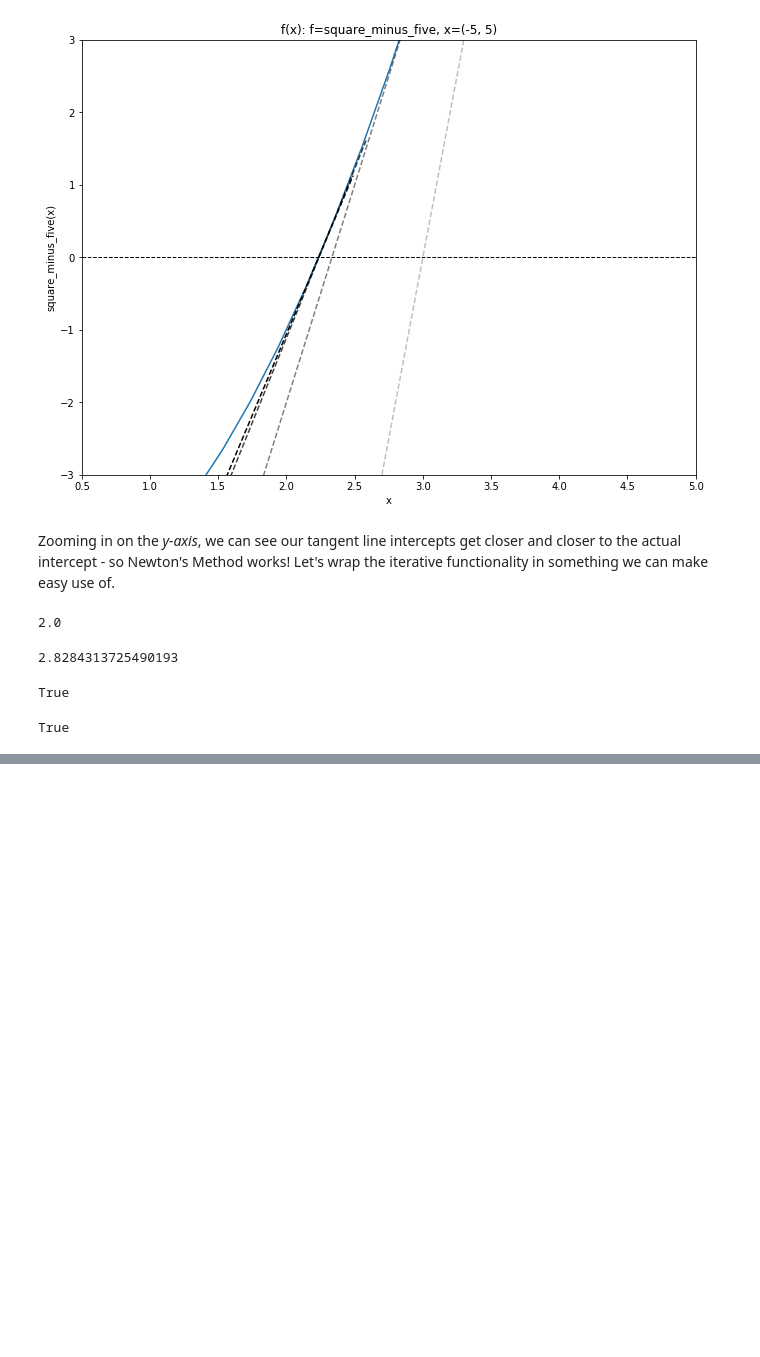
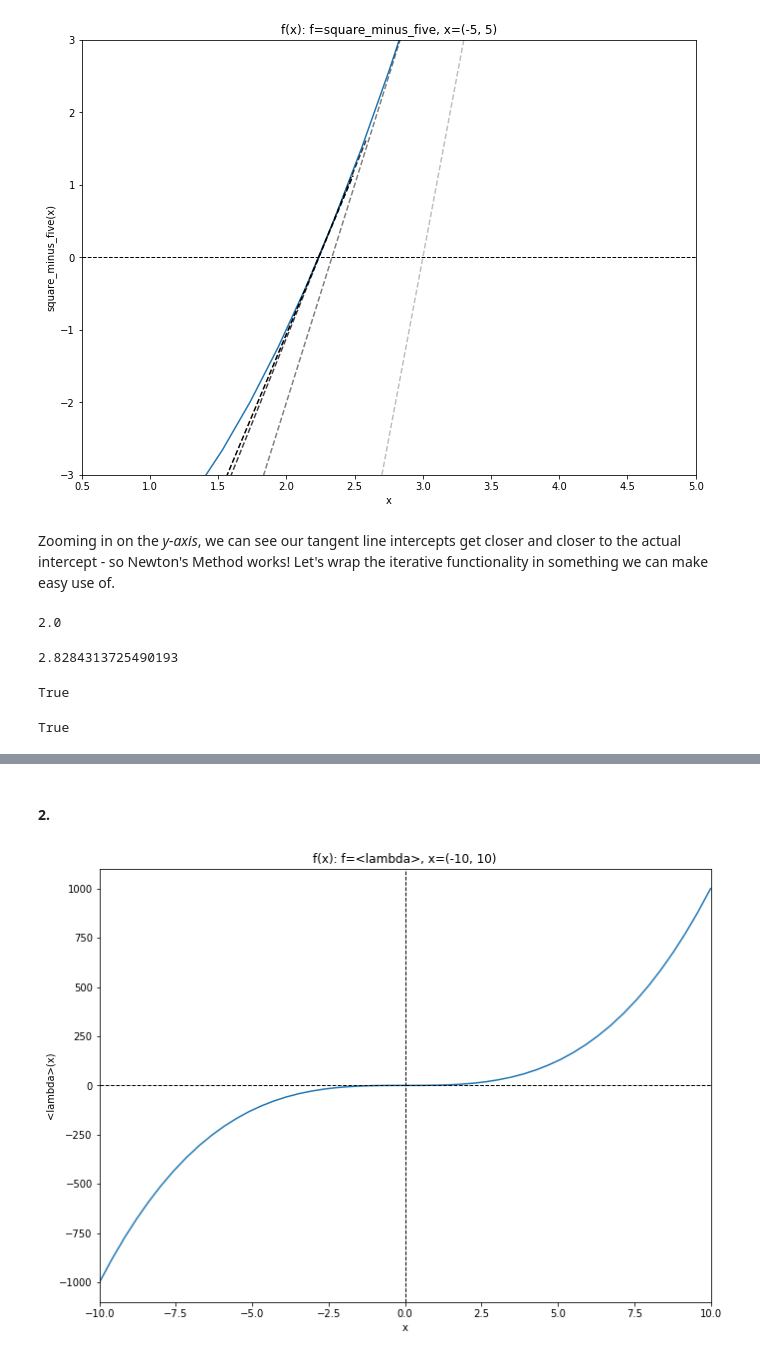
Before and after one commit to contently/math_class, a Jupyter notebook: calculus_derivatives.ipynb, the cells around one changed output, grey strips where cells are left out. Saved outputs shown, nothing was run; the diff lists cells and outputs as text; code cells hidden in the pictures; blank space fills up the shorter version.

```diff
--- a/calculus_derivatives.ipynb
+++ b/calculus_derivatives.ipynb
@@ -610,0 +672,6 @@ Also, note that Newton's Method _does_ have failure cases. See more [here](https
+# %% [markdown]
+#### 2.
+# %%
+ax = plot_func(func=lambda x: x** 3, domain=(-10, 10))
+# %% [output]
+[figure, added]
```
Also changed, not shown: parts of 24 cells of this notebook.
